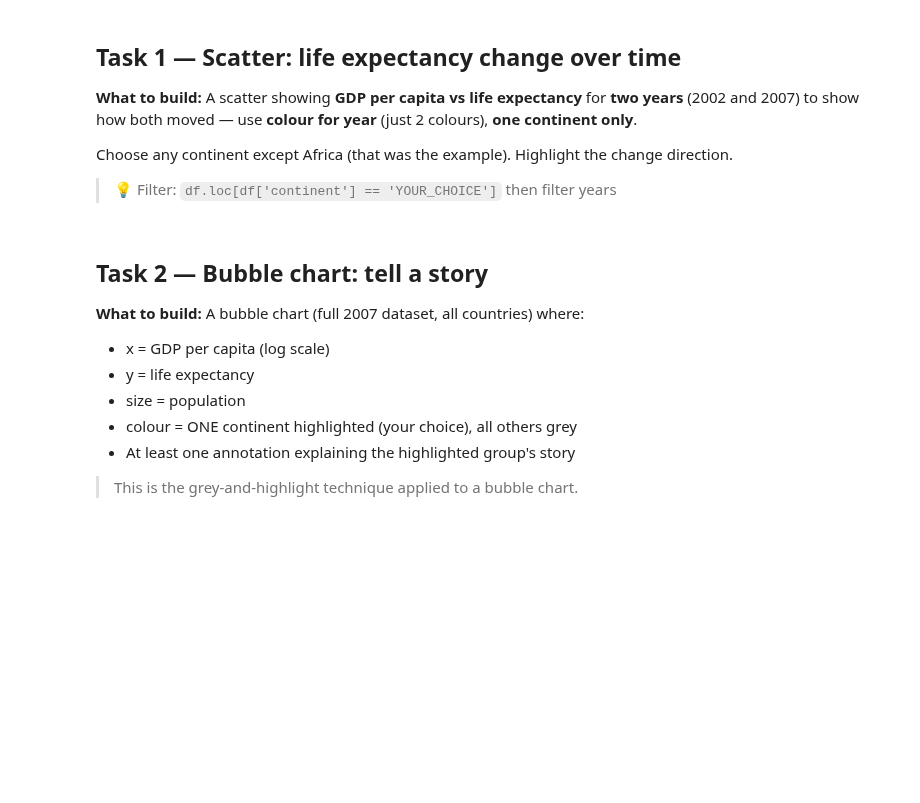
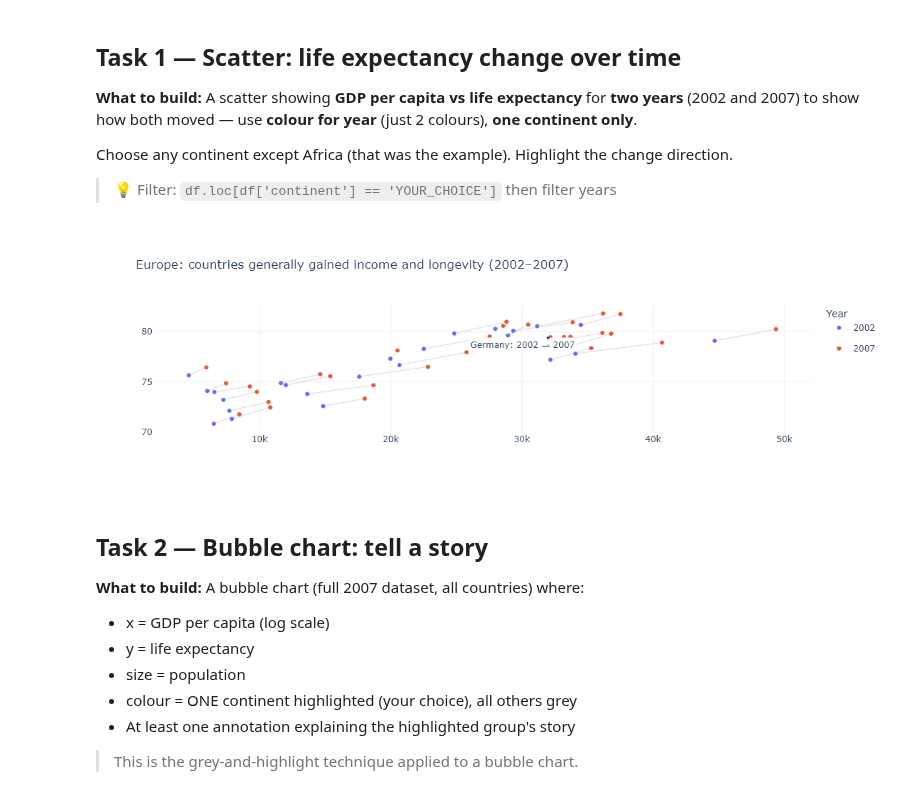
Before and after one commit to kaushikregalla95/dataviz-exercises-kaushikreddyregalla, a Jupyter notebook: week04/lecture04_exercise.ipynb, the cells around one changed output. Drawn from its saved outputs; the diff is of its cells as text; code cells hidden in the pictures; blank space fills up the shorter version.

```diff
--- a/week04/lecture04_exercise.ipynb
+++ b/week04/lecture04_exercise.ipynb
@@ -41,6 +74,74 @@ Choose any continent except Africa (that was the example). Highlight the change
 # %%
 # Task 1
 # YOUR CODE HERE
+import plotly.express as px
+import plotly.graph_objects as go
+
+# Load the dataset here so this task works when run on its own.
+df = px.data.gapminder()
+
+continent = "Europe"
+years = [2002, 2007]
+task1_df = df.loc[
+    (df["continent"] == continent) & df["year"].isin(years)
+].copy()
+
+task1_fig = go.Figure()
+for _, country_data in task1_df.groupby("country"):
+    country_data = country_data.sort_values("year")
+    task1_fig.add_trace(
+        go.Scatter(
+            x=country_data["gdpPercap"],
+            y=country_data["lifeExp"],
+            mode="lines",
+            line={"color": "rgba(120, 120, 120, 0.28)", "width": 1},
+            showlegend=False,
+            hoverinfo="skip",
+        )
+    )
+
+points = px.scatter(
+    task1_df,
+    x="gdpPercap",
+    y="lifeExp",
+    color=task1_df["year"].astype(str),
+    color_discrete_map={"2002": "#636EFA", "2007": "#EF553B"},
+    hover_name="country",
+    log_x=True,
+    labels={
+        "gdpPercap": "GDP per capita (US$, log scale)",
+        "lifeExp": "Life expectancy (years)",
+        "color": "Year",
+    },
+)
+for trace in points.data:
+    task1_fig.add_trace(trace)
+
+germany = task1_df.loc[task1_df["country"] == "Germany"].sort_values("year")
+if len(germany) == 2:
+    task1_fig.add_annotation(
+        x=germany.iloc[1]["gdpPercap"],
+        y=germany.iloc[1]["lifeExp"],
+        ax=germany.iloc[0]["gdpPercap"],
+        ay=germany.iloc[0]["lifeExp"],
+        xref="x",
+        yref="y",
+        axref="x",
+        ayref="y",
+        text="Germany: 2002 → 2007",
+        showarrow=True,
+        arrowhead=2,
+        bgcolor="white",
+    )
+
+task1_fig.update_layout(
+    title=f"{continent}: countries generally gained income and longevity (2002–2007)",
+    legend_title_text="Year",
+    template="plotly_white",
+)
+task1_fig.show()
+# %% [output]
+[figure, added]
 # %% [markdown]
 ## Task 2 — Bubble chart: tell a story
 
```
Also changed, not shown: parts of 3 cells of this notebook, 2 other files.
